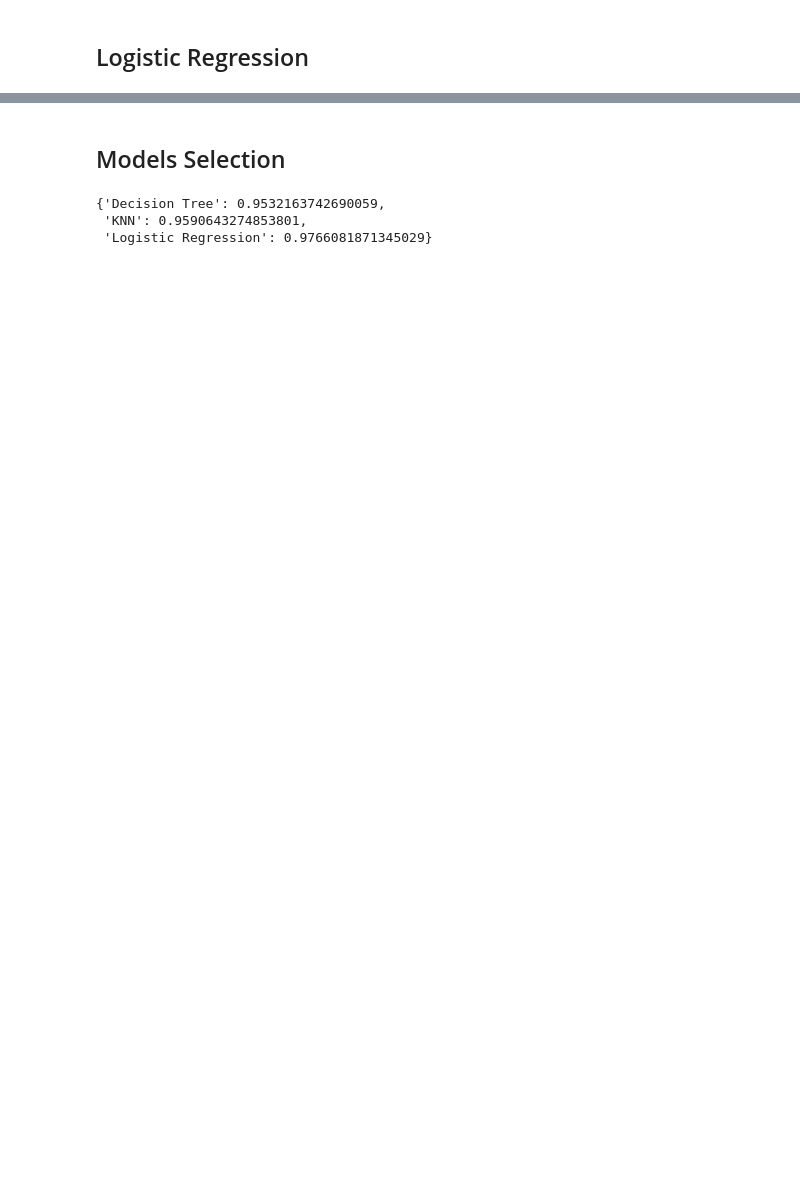
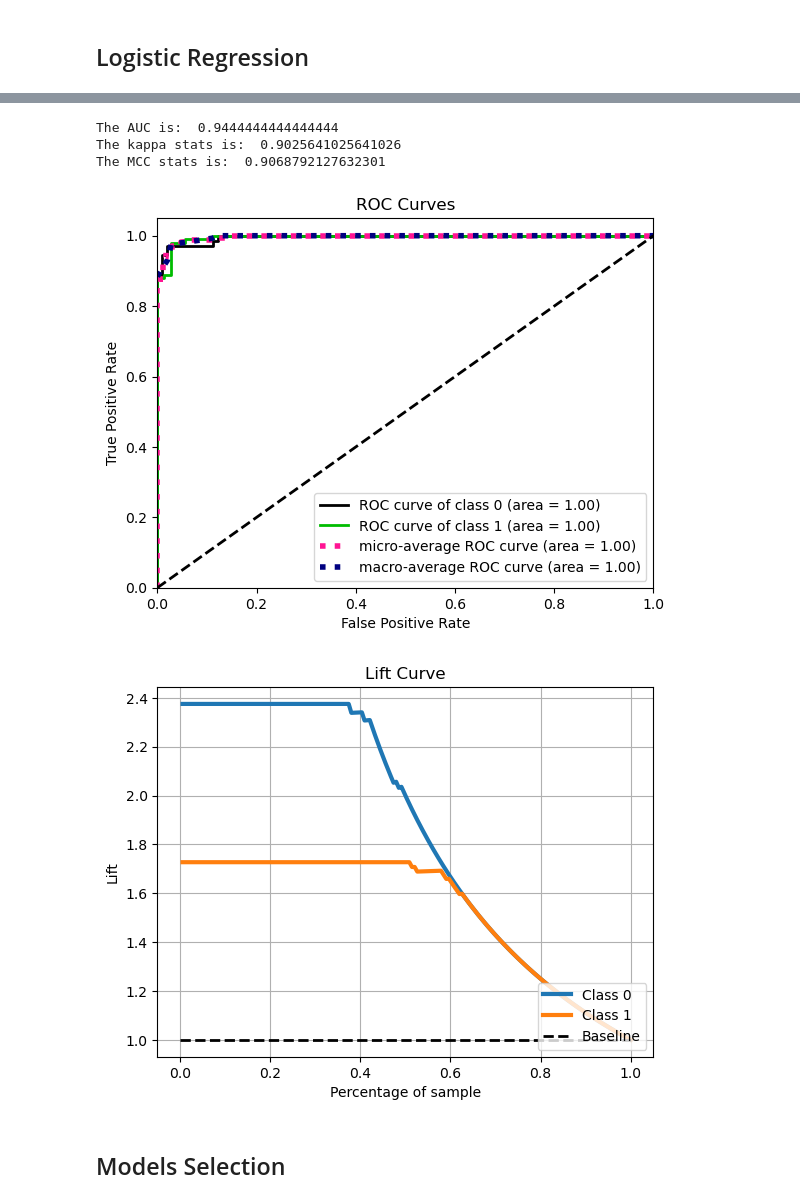
Before and after one commit to clairetsao/Breast-Cancer-Prediction, a Jupyter notebook: breast_cancer_prediction.ipynb, the cells around one changed output, grey strips where cells are left out. Drawn from its saved outputs; the diff is of its cells as text; code cells hidden in the pictures; blank space fills up the shorter version.

```diff
--- a/breast_cancer_prediction.ipynb
+++ b/breast_cancer_prediction.ipynb
@@ -335,0 +337,23 @@ weighted avg       0.98      0.98      0.98       171
+# %%
+# Standardize the features
+scaler = StandardScaler()
+X_train_normalized = scaler.fit_transform(X_train)
+X_test_normalized = scaler.transform(X_test)
+# %%
+# Tuning hyper-parameter
+g = [0.001, 0.01, 0.1, 1, 10, 100] # gamma
+c = [0.1, 1, 10, 100]
+s_grid = dict(C = c, gamma = g )
+
+# model
+svm = SVC(probability = True)
+
+# non-nested parameter search and scoring
+svm_grid = GridSearchCV(svm, s_grid, cv=inner_cv, scoring='accuracy')
+
+# train the model
+svm_grid.fit(X_train_normalized, y_train)
+y_pred = svm_grid.predict(X_test_normalized)
+
+# nested CV with parameter opitimization
+svm_score = cross_val_score(svm_grid,X=x,y=y, cv=outer_cv)
@@ -336,13 +397,23 @@ weighted avg       0.98      0.98      0.98       171
+# %%
+# AUC
+fpr, tpr, threshold = roc_curve(y_test, y_pred)
+auc = metrics.auc(fpr, tpr)
+print("The AUC is: ", auc)
+print("The kappa stats is: ", cohen_kappa_score(y_test, y_pred))
+print("The MCC stats is: ", matthews_corrcoef(y_test, y_pred))
+
+# ROC curve
+predicted_probas_svm = svm_grid.predict_proba(X_test_normalized)
+skplt.metrics.plot_roc(y_test, predicted_probas_svm)
+
+# Lift curve
+skplt.metrics.plot_lift_curve(y_test, predicted_probas_svm)
+plt.show()
+# %% [output]
+The AUC is:  0.9444444444444444
+The kappa stats is:  0.9025641025641026
+The MCC stats is:  0.9068792127632301
+[figure, added]
+[figure, added]
 # %% [markdown]
 ## Models Selection
-# %%
-# we use predictive accuracy to choose a model
-model_acc = {}
-model_acc['Decision Tree'] = tree_acc_scores
-model_acc['KNN'] = knn_acc_scores
-model_acc['Logistic Regression'] = lg_acc_scores
-model_acc
-# %% [output]
-{'Decision Tree': 0.9532163742690059,
- 'KNN': 0.9590643274853801,
- 'Logistic Regression': 0.9766081871345029}
```
Also changed, not shown: parts of 21 cells of this notebook.
